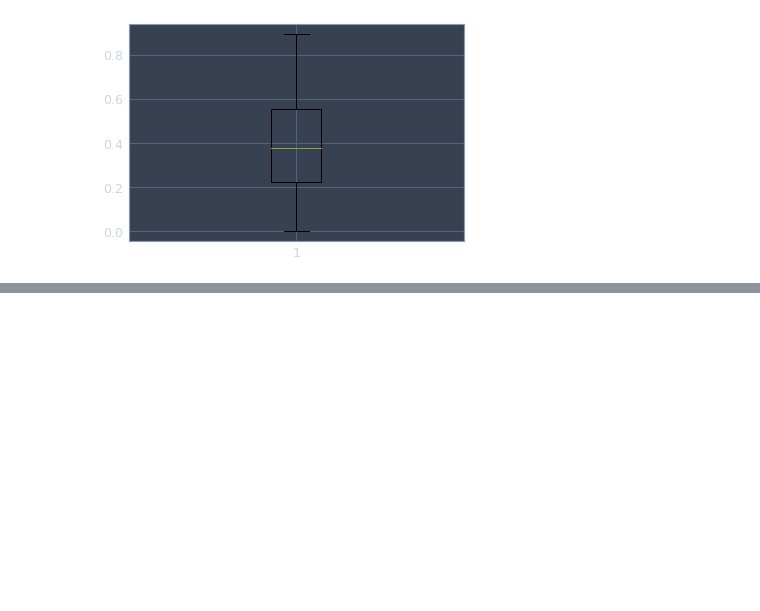
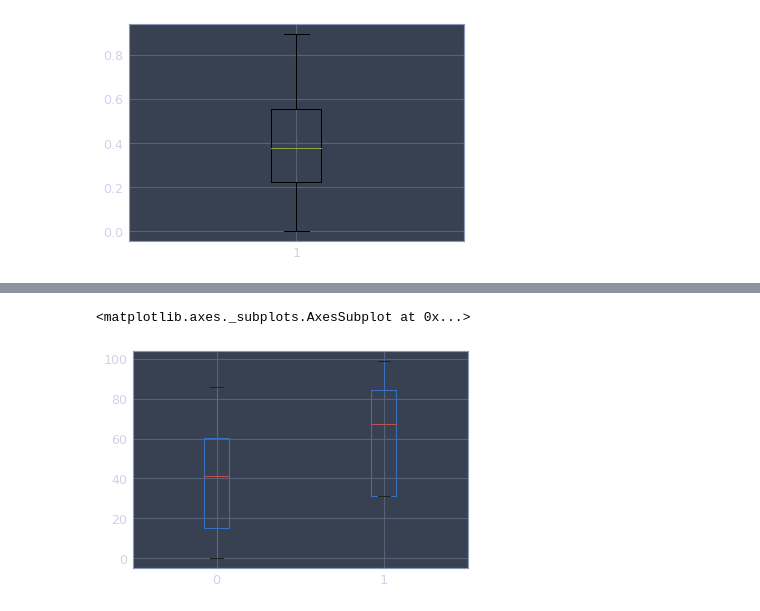
Before and after one commit to Steph958/cupoy_ai100-4, a Jupyter notebook: Day_015_HW.ipynb, the cells around one changed output, grey strips where cells are left out. Drawn from its saved outputs; the diff is of its cells as text; code cells hidden in the pictures; blank space fills up the shorter version.

```diff
--- a/Day_015_HW.ipynb
+++ b/Day_015_HW.ipynb
@@ -126,0 +133,7 @@ plt.show
+# %%
+x1=pd.DataFrame(np.random.randint(0,100,size=(10,2)))
+# plt.boxplot(x1)
+x1.boxplot()
+# %% [output]
+<matplotlib.axes._subplots.AxesSubplot at 0x...>
+[figure, added]
```
Also changed, not shown: parts of 1 cell of this notebook.
